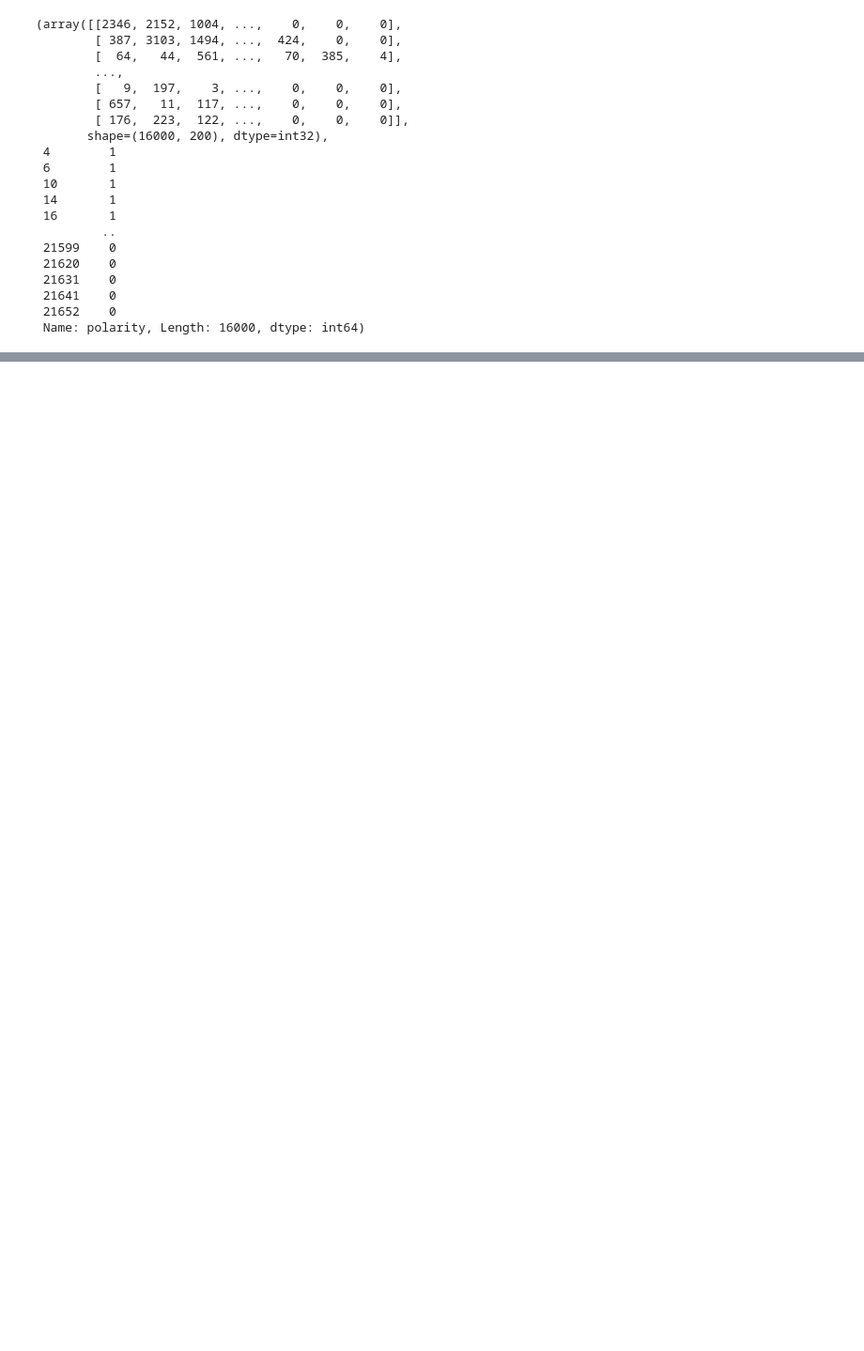
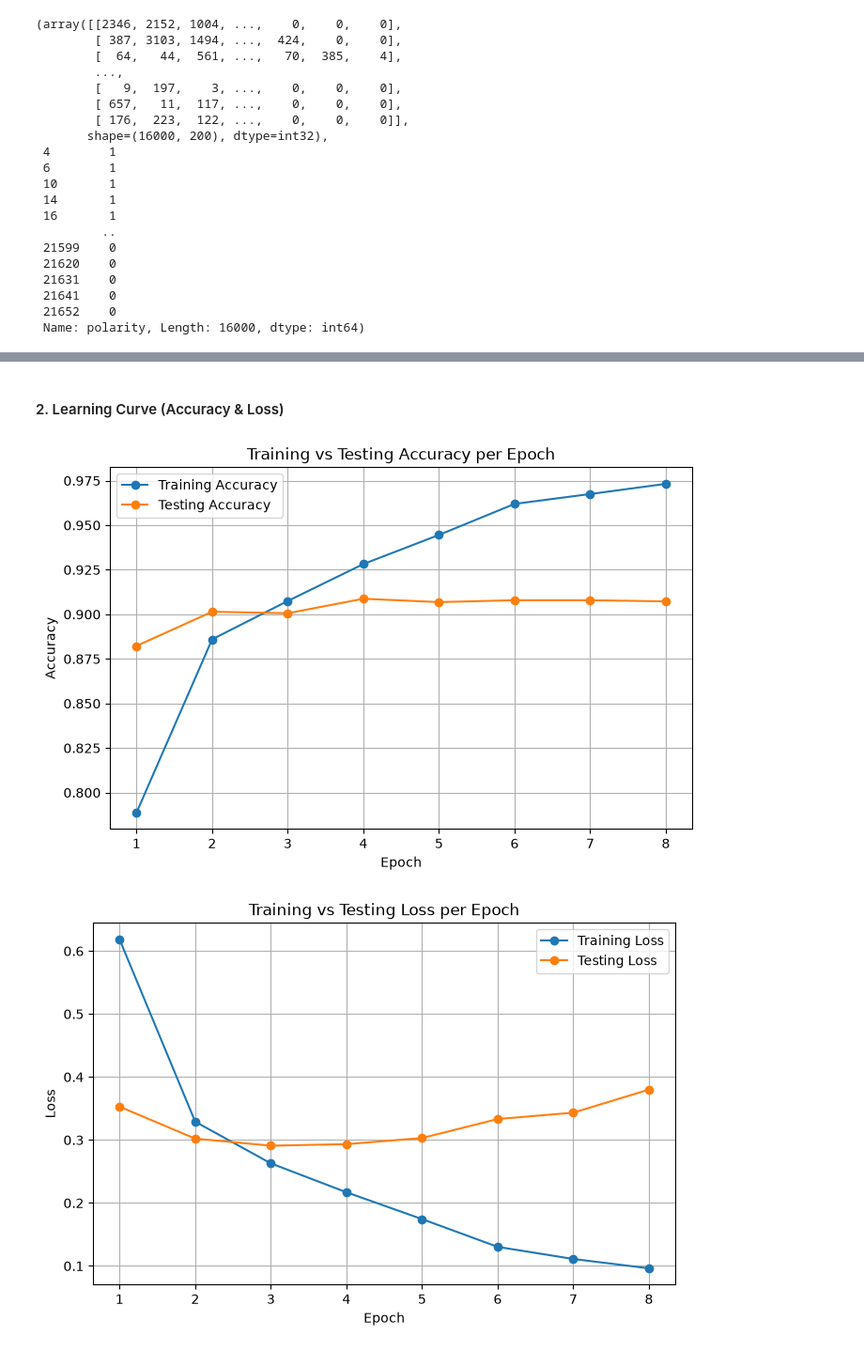
Before and after one commit to SolidGluten/imdb-reviews-sentiment-analysis, a Jupyter notebook: models/deep_learning.ipynb, the cells around one changed output, grey strips where cells are left out. Shown at 94% size. Saved outputs shown, nothing was run; the diff lists cells and outputs as text; code cells hidden in the pictures; blank space fills up the shorter version.

```diff
--- a/models/deep_learning.ipynb
+++ b/models/deep_learning.ipynb
@@ -297,0 +353,35 @@ Epoch 5/10
+# %% [markdown]
+#### 2. Learning Curve (Accuracy & Loss)
+# %%
+history_dict = history.history
+
+loss = history_dict['loss']
+val_loss = history_dict['val_loss']
+
+accuracy = history_dict['accuracy']
+val_accuracy = history_dict['val_accuracy']
+
+epochs = range(1, len(loss) + 1)
+
+plt.figure(figsize=(8, 5))
+plt.plot(epochs, accuracy, label='Training Accuracy', marker='o')
+plt.plot(epochs, val_accuracy, label='Testing Accuracy', marker='o')
+plt.xlabel('Epoch')
+plt.ylabel('Accuracy')
+plt.title('Training vs Testing Accuracy per Epoch')
+plt.legend()
+plt.grid(True)
+
+plt.figure(figsize=(8, 5))
+plt.plot(epochs, loss, label='Training Loss', marker='o')
+plt.plot(epochs, val_loss, label='Testing Loss', marker='o')
+plt.xlabel('Epoch')
+plt.ylabel('Loss')
+plt.title('Training vs Testing Loss per Epoch')
+plt.legend()
+plt.grid(True)
+
+plt.show()
+# %% [output]
+[figure, added]
+[figure, added]
```
Also changed, not shown: parts of 22 cells of this notebook, 3 other files.
